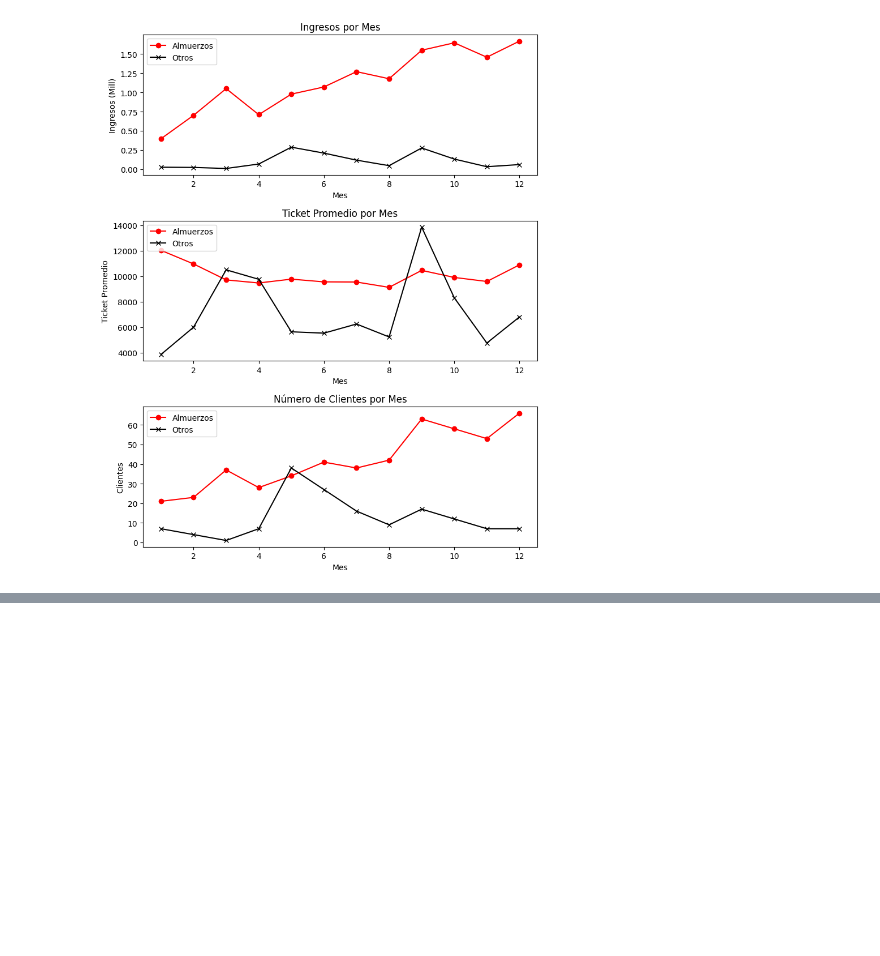
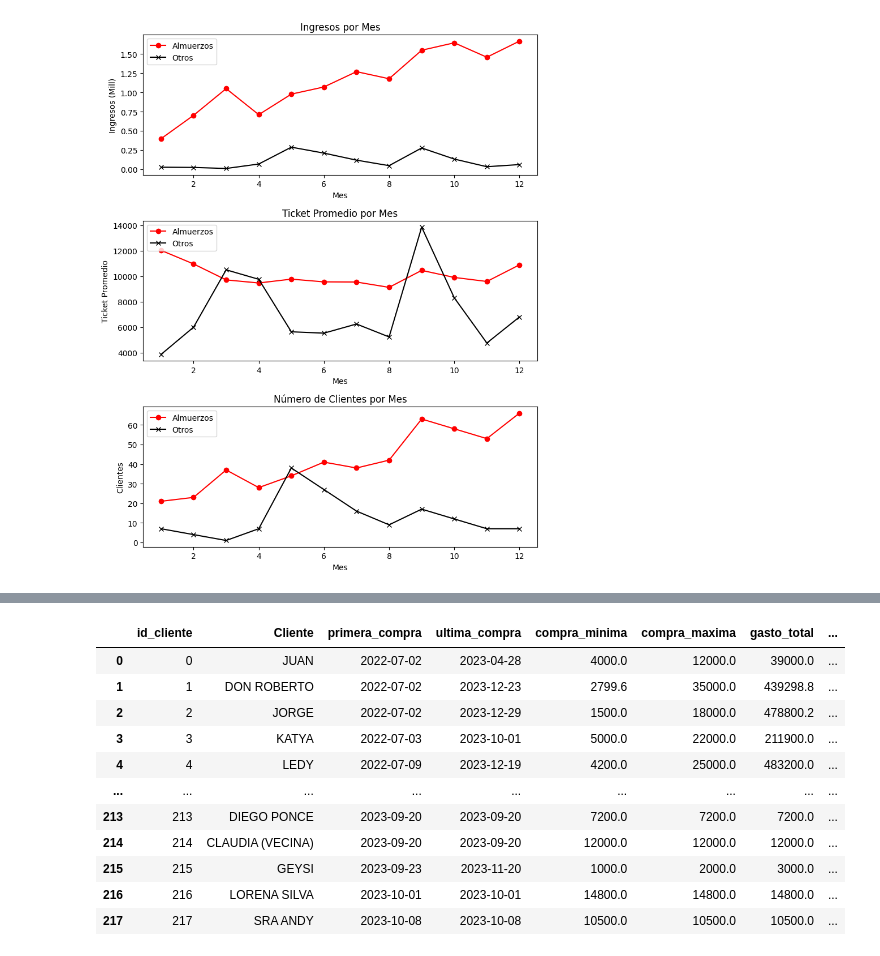
Before and after one commit to pipeyz21/minutaceci, a Jupyter notebook: apps/02_analisis_datos/notebooks/01_exploratorio_ingresos.ipynb, the cells around one changed output, grey strips where cells are left out. Saved outputs shown, nothing was run; the diff lists cells and outputs as text; code cells hidden in the pictures; blank space fills up the shorter version.

```diff
--- a/apps/02_analisis_datos/notebooks/01_exploratorio_ingresos.ipynb
+++ b/apps/02_analisis_datos/notebooks/01_exploratorio_ingresos.ipynb
@@ -359,0 +366,88 @@ A pesar de una mirada bastante simple de los ingresos, se pudo obtener una idea
+# %%
+PATH = os.getenv('RUTA_CLIENTES')
+clientes = pd.read_csv(PATH)
+
+def encontrar_favoritos(lista):
+    datos = pd.Series(lista).value_counts().reset_index().rename(columns={'index': 'id', 0: 'cantidad'})
+
+    return datos.iloc[0, 0]
+
+def indicadores_clientes(clientes, ingresos):
+
+    df1 = ingresos[['Boleta','Fecha','id_cliente','Tipo','id_producto','id_acompañamiento','id_extra','Cantidad','Total']]
+
+    # lista_clientes = clientes['id_cliente'].to_list()
+
+    for id, df2 in df1.groupby('id_cliente'): #
+
+        fechas = set(df2['Fecha'].to_list())
+        if len(fechas)>1:
+
+            fechas = pd.DataFrame(fechas).rename(columns={0:'Fecha'}).sort_values('Fecha').reset_index().drop(columns='index')
+            fechas['Dif'] = fechas['Fecha'].diff().dt.days
+
+            dif_fechas = fechas['Dif'].sum()/(fechas.shape[0] - 1)
+
+        else:
+            dif_fechas = 0.
+
+
+        clientes.loc[id, 'primera_compra'] = df2['Fecha'].min()
+        clientes.loc[id, 'ultima_compra'] = df2['Fecha'].max()
+
+        df3 = df2[['Fecha','Boleta','Total']].groupby(['Boleta','Fecha']).sum().reset_index()
+        clientes.loc[id, 'compra_minima'] = df3['Total'].min()
+        clientes.loc[id, 'compra_maxima'] = df3['Total'].max()
+        clientes.loc[id, 'gasto_total'] = df3['Total'].sum()
+        clientes.loc[id, 'boletas'] = df3['Boleta'].nunique()
+
+        almuerzos = df2[df2['Tipo']=='ALMUERZOS']
+
+        if not almuerzos.empty:
+            clientes.loc[id, 'gasto_almuerzos'] = almuerzos['Total'].sum()
+            clientes.loc[id, 'cantidad_almuerzos'] = almuerzos['Cantidad'].sum()
+
+        else:
+            clientes.loc[id, 'gasto_almuerzos'] = 0
+            clientes.loc[id, 'cantidad_almuerzos'] = 0
+
+        otros = df2[df2['Tipo']=='OTROS']
+
+        if not otros.empty:
+            clientes.loc[id, 'gasto_otros'] = otros['Total'].sum()
+            clientes.loc[id, 'cantidad_otros'] = otros['Cantidad'].sum()
+
+        else:
+            clientes.loc[id, 'gasto_otros'] = 0
+            clientes.loc[id, 'cantidad_otros'] = 0
+
+        productos_favoritos = df2['id_producto'].to_list()
+        acompañamientos_favoritos = df2['id_acompañamiento'].to_list()
+        extras_favoritos = df2['id_extra'].to_list()
+
+        clientes.loc[id, 'producto_favorito'] = encontrar_favoritos(productos_favoritos)
+        clientes.loc[id, 'acompañamiento_favorito'] = encontrar_favoritos(acompañamientos_favoritos)
+        clientes.loc[id, 'extra_favorito'] = encontrar_favoritos(extras_favoritos)
+        clientes.loc[id, 'frecuencia_compra_dif'] = dif_fechas
+
+    clientes['tiempo_cliente'] = (clientes['ultima_compra'] - clientes['primera_compra']).dt.days
+    clientes['frecuencia_compra_resta'] = (clientes['tiempo_cliente'])/clientes['boletas']
+    clientes['ticket_promedio'] = clientes['gasto_total']/clientes['boletas']
+
+    return clientes
+
+clientes = indicadores_clientes(clientes, df)
+clientes
+# %% [output]
+|  | id_cliente | Cliente | primera_compra | ultima_compra | compra_minima | compra_maxima | gasto_total | ... |
+| 0 | 0 | JUAN | 2022-07-02 | 2023-04-28 | 4000.0 | 12000.0 | 39000.0 | ... |
+| 1 | 1 | DON ROBERTO | 2022-07-02 | 2023-12-23 | 2799.6 | 35000.0 | 439298.8 | ... |
+| 2 | 2 | JORGE | 2022-07-02 | 2023-12-29 | 1500.0 | 18000.0 | 478800.2 | ... |
+| 3 | 3 | KATYA | 2022-07-03 | 2023-10-01 | 5000.0 | 22000.0 | 211900.0 | ... |
+| 4 | 4 | LEDY | 2022-07-09 | 2023-12-19 | 4200.0 | 25000.0 | 483200.0 | ... |
+| ... | ... | ... | ... | ... | ... | ... | ... | ... |
+| 213 | 213 | DIEGO PONCE | 2023-09-20 | 2023-09-20 | 7200.0 | 7200.0 | 7200.0 | ... |
+| 214 | 214 | CLAUDIA (VECINA) | 2023-09-20 | 2023-09-20 | 12000.0 | 12000.0 | 12000.0 | ... |
+| 215 | 215 | GEYSI | 2023-09-23 | 2023-11-20 | 1000.0 | 2000.0 | 3000.0 | ... |
+| 216 | 216 | LORENA SILVA | 2023-10-01 | 2023-10-01 | 14800.0 | 14800.0 | 14800.0 | ... |
+| 217 | 217 | SRA ANDY | 2023-10-08 | 2023-10-08 | 10500.0 | 10500.0 | 10500.0 | ... |
```
Also changed, not shown: parts of 16 cells of this notebook, 5 other files.
